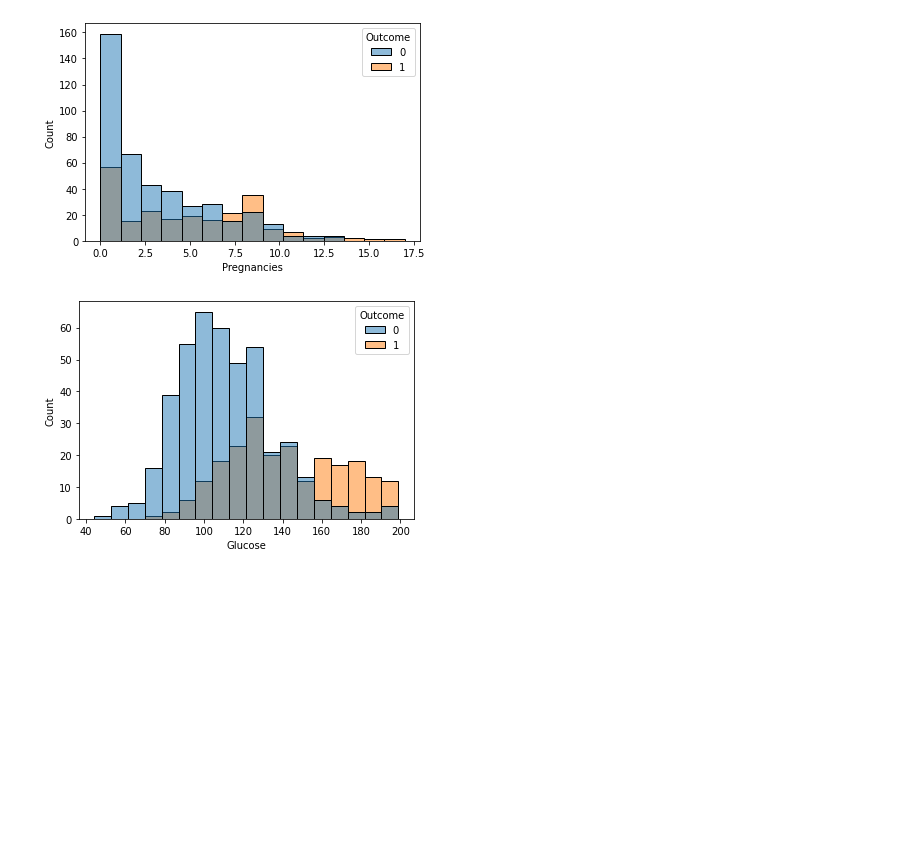
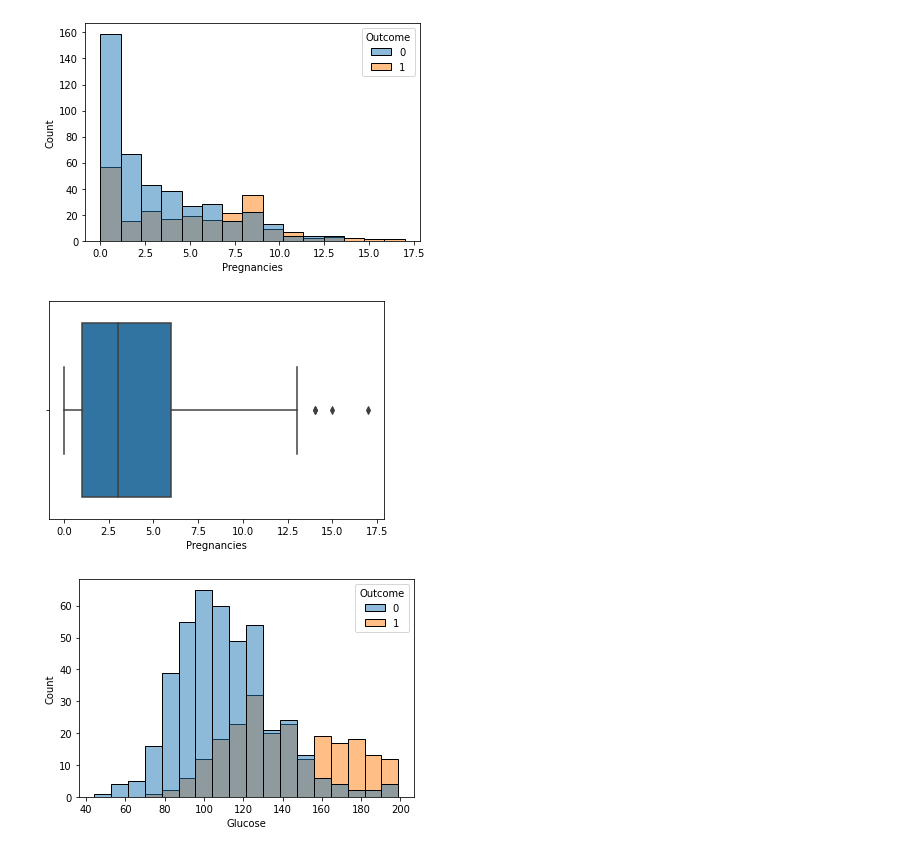
Before and after one commit to franklinzppa/diabetes-classification, a Jupyter notebook: diabetes-clf.ipynb, the cells around one changed output. Cells and saved outputs as stored; diff of their text form; code cells hidden in the pictures; blank space fills up the shorter version.

```diff
--- a/diabetes-clf.ipynb
+++ b/diabetes-clf.ipynb
@@ -313,6 +336,10 @@ X_train_tr_full = X_train_tr.join(y_train.to_frame())
 _ = sns.histplot(X_train_tr_full, x="Pregnancies", hue="Outcome")
 # %% [output]
 [figure]
+# %%
+_ = sns.boxplot(data=X_train_tr_full, x="Pregnancies")
+# %% [output]
+[figure, added]
 # %%
 _ = sns.histplot(X_train_tr_full, x="Glucose", hue="Outcome")
 # %% [output]
```
Also changed, not shown: parts of 37 cells of this notebook.
